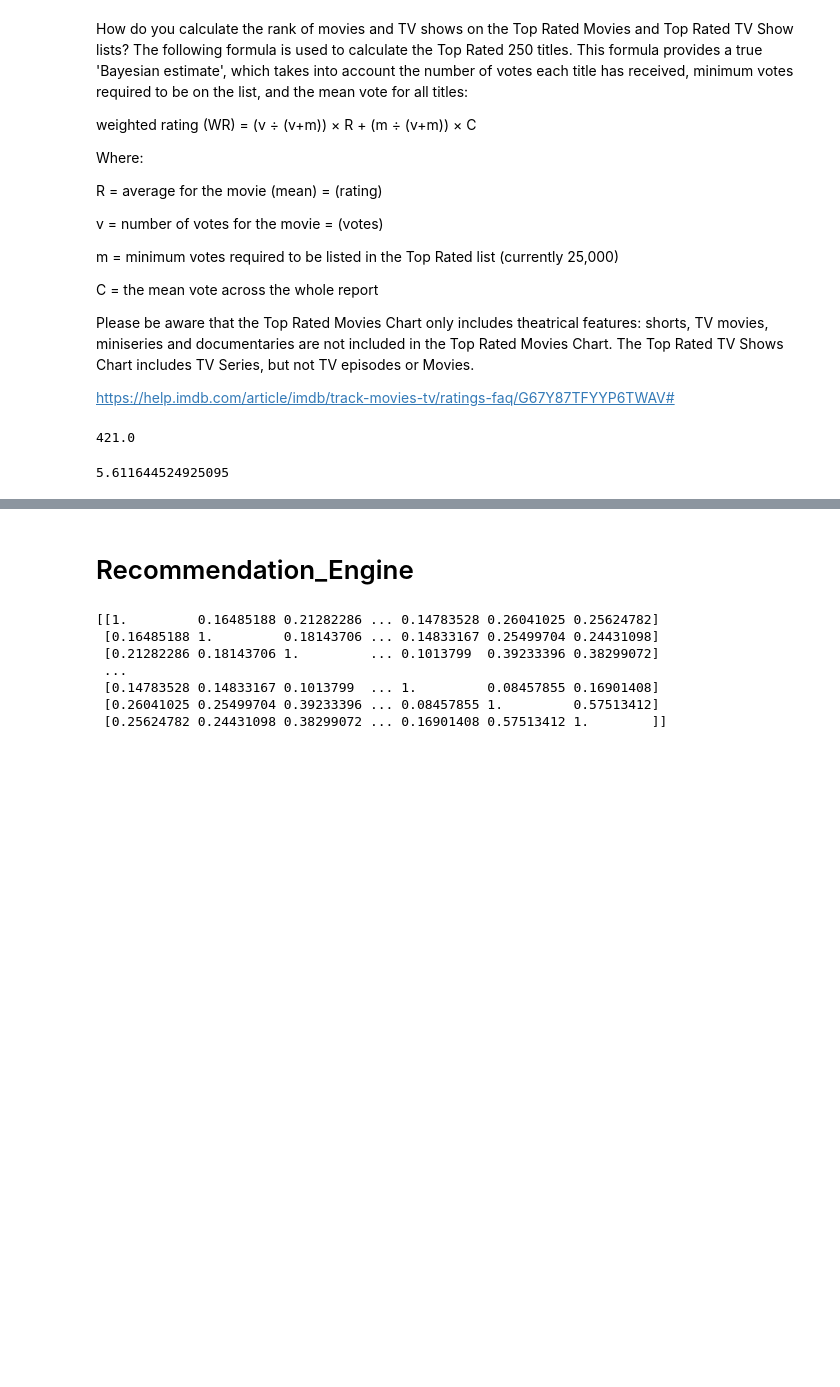
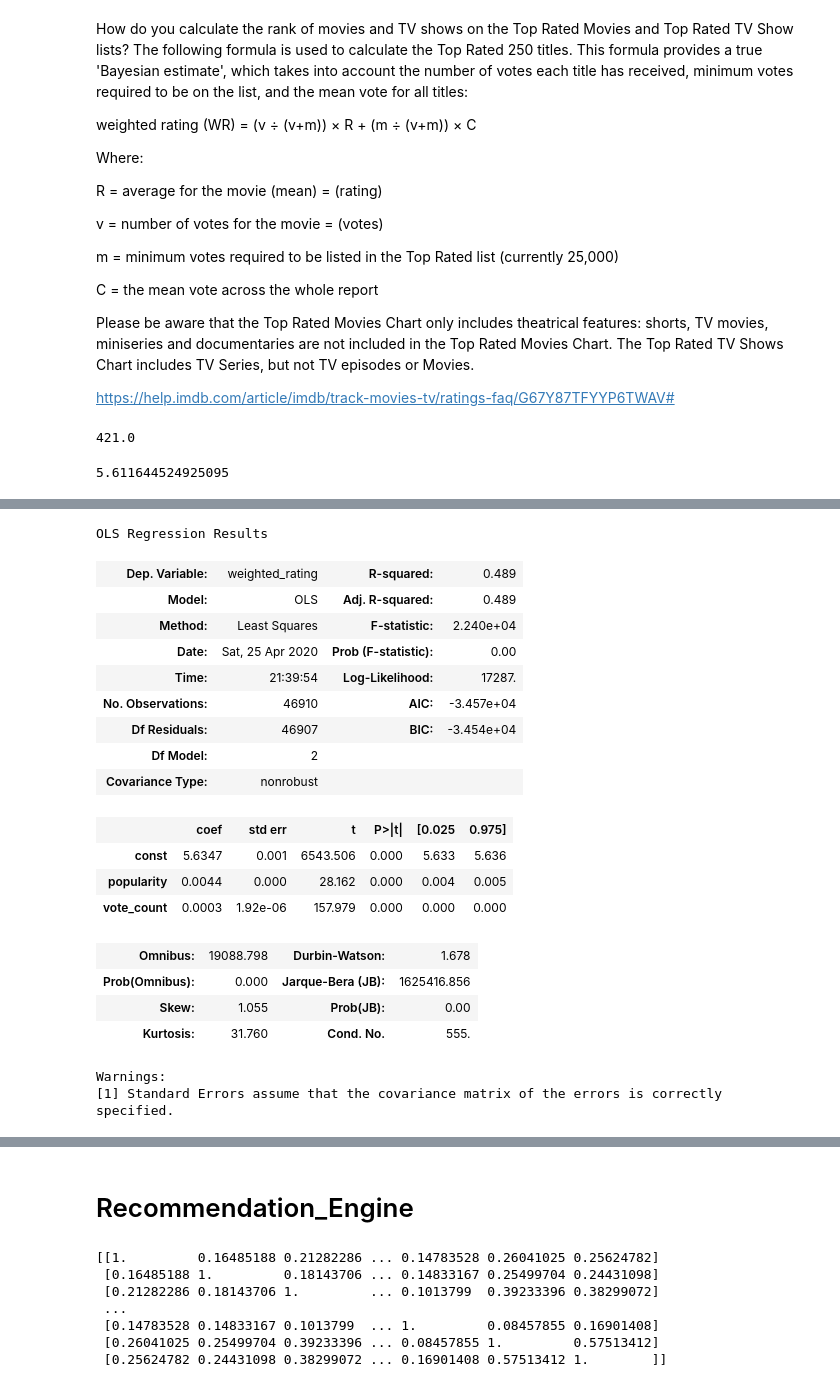
Before and after one commit to FreedomVAce/Movie_Recommendation_System, a Jupyter notebook: Movie_EDA_Recommendation_Engine.ipynb, the cells around one changed output, grey strips where cells are left out. Drawn from its saved outputs; the diff is of its cells as text; code cells hidden in the pictures; blank space fills up the shorter version.

```diff
--- a/Movie_EDA_Recommendation_Engine.ipynb
+++ b/Movie_EDA_Recommendation_Engine.ipynb
@@ -244,0 +278,27 @@ df.sort_values(by = ['weighted_rating'],ascending=False).head(10)
+# %%
+X = df[[ 'popularity', 'vote_count']]
+y = df.iloc[:,-1]
+# %%
+X_withconst = sm.add_constant(X)
+sm.OLS(y.astype(float), X_withconst.astype(float)).fit().summary()
+# %% [output]
+OLS Regression Results
+| Dep. Variable: | weighted_rating | R-squared: | 0.489 |
+| Model: | OLS | Adj. R-squared: | 0.489 |
+| Method: | Least Squares | F-statistic: | 2.240e+04 |
+| Date: | Sat, 25 Apr 2020 | Prob (F-statistic): | 0.00 |
+| Time: | 21:39:54 | Log-Likelihood: | 17287. |
+| No. Observations: | 46910 | AIC: | -3.457e+04 |
+| Df Residuals: | 46907 | BIC: | -3.454e+04 |
+| Df Model: | 2 |  |  |
+| Covariance Type: | nonrobust |  |  |
+|  | coef | std err | t | P>|t| | [0.025 | 0.975] |
+| const | 5.6347 | 0.001 | 6543.506 | 0.000 | 5.633 | 5.636 |
+| popularity | 0.0044 | 0.000 | 28.162 | 0.000 | 0.004 | 0.005 |
+| vote_count | 0.0003 | 1.92e-06 | 157.979 | 0.000 | 0.000 | 0.000 |
+| Omnibus: | 19088.798 | Durbin-Watson: | 1.678 |
+| Prob(Omnibus): | 0.000 | Jarque-Bera (JB): | 1625416.856 |
+| Skew: | 1.055 | Prob(JB): | 0.00 |
+| Kurtosis: | 31.760 | Cond. No. | 555. |
+Warnings:
+[1] Standard Errors assume that the covariance matrix of the errors is correctly specified.
```
Also changed, not shown: parts of 11 cells of this notebook.
